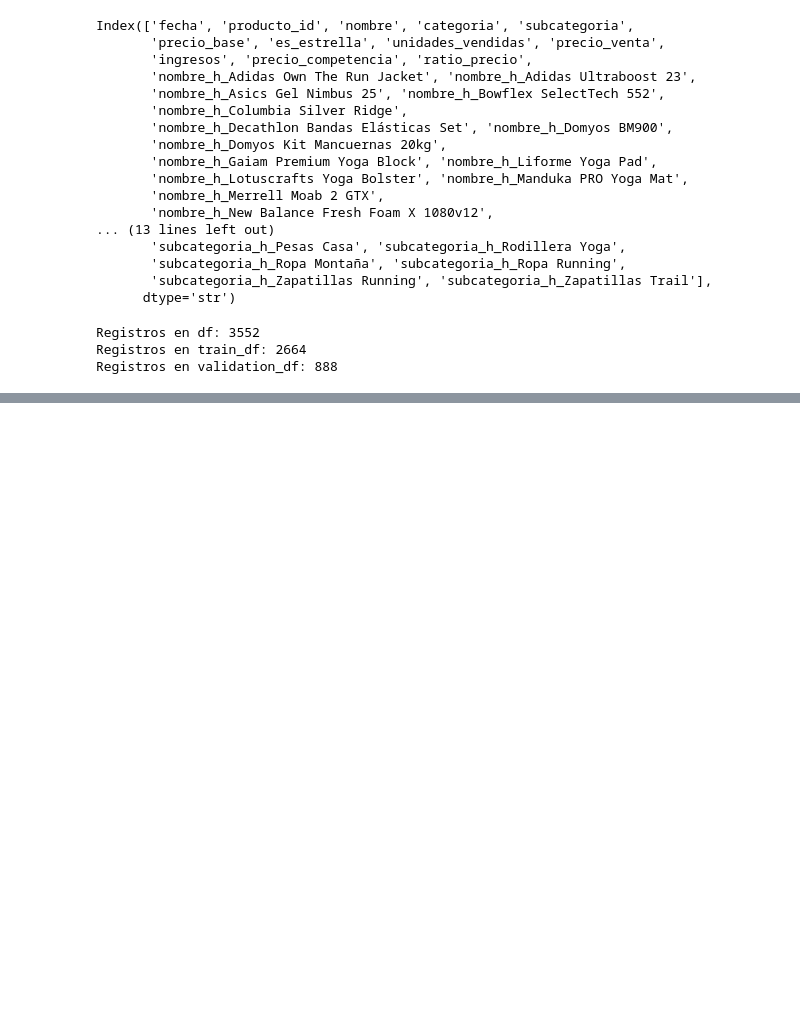
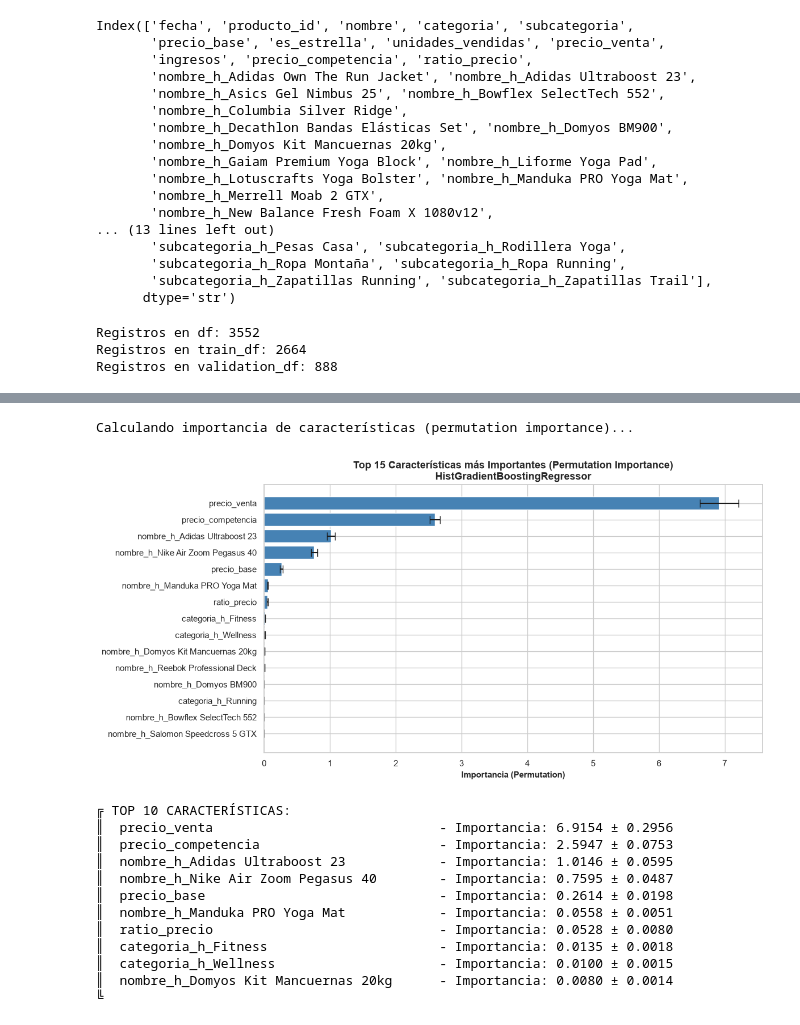
Before and after one commit to giralrez/Proyecto-Forecasting-retail-DS, a Jupyter notebook: notebooks/entrenamiento.ipynb, the cells around one changed output, grey strips where cells are left out. Saved outputs shown, nothing was run; the diff lists cells and outputs as text; code cells hidden in the pictures; blank space fills up the shorter version.

```diff
--- a/notebooks/entrenamiento.ipynb
+++ b/notebooks/entrenamiento.ipynb
@@ -717,0 +742,17 @@ Registros en validation_df: 888
+# %%
+# 2. Preparar datos para entrenamiento y validación
+# Target: unidades_vendidas
+target = 'unidades_vendidas'
+
+# Separar features y target en train_df
+X_train = train_df[predictoras].copy()
+y_train = train_df[target].copy()
+
+# Separar features y target en validation_df
+X_val = validation_df[predictoras].copy()
+y_val = validation_df[target].copy()
+
+print(f'Shape X_train: {X_train.shape}, y_train: {y_train.shape}')
+print(f'Shape X_val: {X_val.shape}, y_val: {y_val.shape}')
+print(f'\nEstadísticas y_train - Media: {y_train.mean():.2f}, Std: {y_train.std():.2f}')
+print(f'Estadísticas y_val - Media: {y_val.mean():.2f}, Std: {y_val.std():.2f}')
@@ -717,0 +975,53 @@ Registros en validation_df: 888
+# %%
+# 7. Importancia de características usando Permutation Importance
+from sklearn.inspection import permutation_importance
+import matplotlib.pyplot as plt
+
+print('Calculando importancia de características (permutation importance)...')
+# Calcular permutation importance en validación
+perm_importance = permutation_importance(
+    hist_gbr, X_val, y_val, n_repeats=10, random_state=42, n_jobs=-1
+)
+
+# Crear dataframe con resultados
+feature_importance_df = pd.DataFrame({
+    'feature': predictoras,
+    'importance': perm_importance.importances_mean,
+    'std': perm_importance.importances_std
+}).sort_values('importance', ascending=False)
+
+# Top 15 características más importantes
+top_features = feature_importance_df.head(15)
+
+# Crear visualización
+fig, ax = plt.subplots(figsize=(12, 6))
+ax.barh(range(len(top_features)), top_features['importance'].values,
+        xerr=top_features['std'].values, color='steelblue', capsize=5)
+ax.set_yticks(range(len(top_features)))
+ax.set_yticklabels(top_features['feature'].values)
+ax.set_xlabel('Importancia (Permutation)', fontsize=11, fontweight='bold')
+ax.set_title('Top 15 Características más Importantes (Permutation Importance)\nHistGradientBoostingRegressor',
+             fontsize=13, fontweight='bold')
+ax.invert_yaxis()
+plt.tight_layout()
+plt.show()
+
+print(f'\n╔ TOP 10 CARACTERÍSTICAS:')
+for idx, row in feature_importance_df.head(10).iterrows():
+    print(f'║  {row["feature"]:40s} - Importancia: {row["importance"]:.4f} ± {row["std"]:.4f}')
+print('╚')
+# %% [output]
+Calculando importancia de características (permutation importance)...
+[figure, added]
+╔ TOP 10 CARACTERÍSTICAS:
+║  precio_venta                             - Importancia: 6.9154 ± 0.2956
+║  precio_competencia                       - Importancia: 2.5947 ± 0.0753
+║  nombre_h_Adidas Ultraboost 23            - Importancia: 1.0146 ± 0.0595
+║  nombre_h_Nike Air Zoom Pegasus 40        - Importancia: 0.7595 ± 0.0487
+║  precio_base                              - Importancia: 0.2614 ± 0.0198
+║  nombre_h_Manduka PRO Yoga Mat            - Importancia: 0.0558 ± 0.0051
+║  ratio_precio                             - Importancia: 0.0528 ± 0.0080
+║  categoria_h_Fitness                      - Importancia: 0.0135 ± 0.0018
+║  categoria_h_Wellness                     - Importancia: 0.0100 ± 0.0015
+║  nombre_h_Domyos Kit Mancuernas 20kg      - Importancia: 0.0080 ± 0.0014
+╚
```
Also changed, not shown: parts of 7 cells of this notebook, 1 other file.
